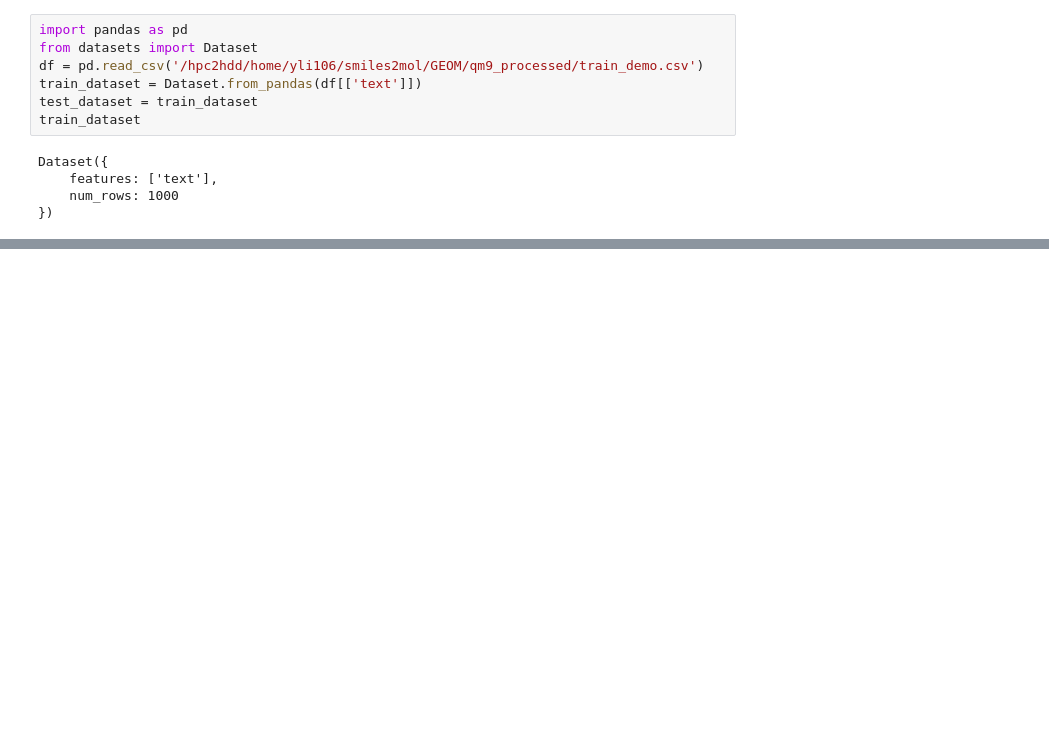
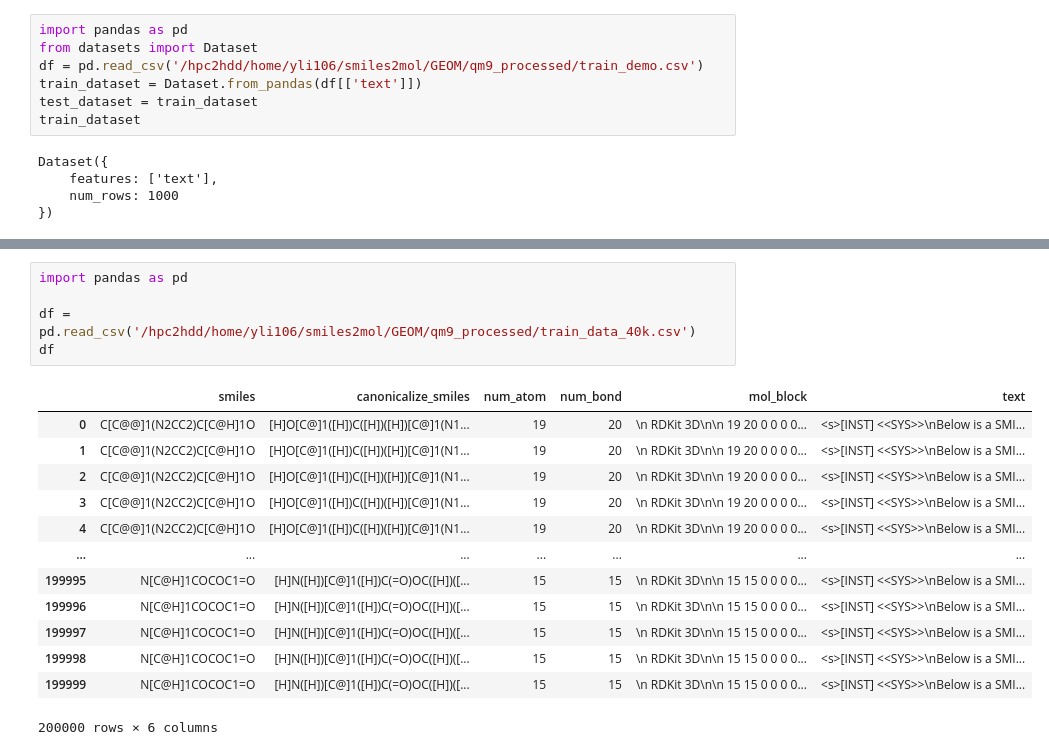
Before and after one commit to Lee612-1/smiles2mol, a Jupyter notebook: demo.ipynb, the cells around one changed output, grey strips where cells are left out. Drawn from its saved outputs; the diff is of its cells as text; blank space fills up the shorter version.

```diff
--- a/demo.ipynb
+++ b/demo.ipynb
@@ -155,0 +132,19 @@ ke(3)
+# %%
+import pandas as pd
+
+df = pd.read_csv('/hpc2hdd/home/yli106/smiles2mol/GEOM/qm9_processed/train_data_40k.csv')
+df
+# %% [output]
+|  | smiles | canonicalize_smiles | num_atom | num_bond | mol_block | text |
+| 0 | C[C@@]1(N2CC2)C[C@H]1O | [H]O[C@]1([H])C([H])([H])[C@]1(N1... | 19 | 20 | \n RDKit 3D\n\n 19 20 0 0 0 0... | <s>[INST] <<SYS>>\nBelow is a SMI... |
+| 1 | C[C@@]1(N2CC2)C[C@H]1O | [H]O[C@]1([H])C([H])([H])[C@]1(N1... | 19 | 20 | \n RDKit 3D\n\n 19 20 0 0 0 0... | <s>[INST] <<SYS>>\nBelow is a SMI... |
+| 2 | C[C@@]1(N2CC2)C[C@H]1O | [H]O[C@]1([H])C([H])([H])[C@]1(N1... | 19 | 20 | \n RDKit 3D\n\n 19 20 0 0 0 0... | <s>[INST] <<SYS>>\nBelow is a SMI... |
+| 3 | C[C@@]1(N2CC2)C[C@H]1O | [H]O[C@]1([H])C([H])([H])[C@]1(N1... | 19 | 20 | \n RDKit 3D\n\n 19 20 0 0 0 0... | <s>[INST] <<SYS>>\nBelow is a SMI... |
+| 4 | C[C@@]1(N2CC2)C[C@H]1O | [H]O[C@]1([H])C([H])([H])[C@]1(N1... | 19 | 20 | \n RDKit 3D\n\n 19 20 0 0 0 0... | <s>[INST] <<SYS>>\nBelow is a SMI... |
+| ... | ... | ... | ... | ... | ... | ... |
+| 199995 | N[C@H]1COCOC1=O | [H]N([H])[C@]1([H])C(=O)OC([H])([... | 15 | 15 | \n RDKit 3D\n\n 15 15 0 0 0 0... | <s>[INST] <<SYS>>\nBelow is a SMI... |
+| 199996 | N[C@H]1COCOC1=O | [H]N([H])[C@]1([H])C(=O)OC([H])([... | 15 | 15 | \n RDKit 3D\n\n 15 15 0 0 0 0... | <s>[INST] <<SYS>>\nBelow is a SMI... |
+| 199997 | N[C@H]1COCOC1=O | [H]N([H])[C@]1([H])C(=O)OC([H])([... | 15 | 15 | \n RDKit 3D\n\n 15 15 0 0 0 0... | <s>[INST] <<SYS>>\nBelow is a SMI... |
+| 199998 | N[C@H]1COCOC1=O | [H]N([H])[C@]1([H])C(=O)OC([H])([... | 15 | 15 | \n RDKit 3D\n\n 15 15 0 0 0 0... | <s>[INST] <<SYS>>\nBelow is a SMI... |
+| 199999 | N[C@H]1COCOC1=O | [H]N([H])[C@]1([H])C(=O)OC([H])([... | 15 | 15 | \n RDKit 3D\n\n 15 15 0 0 0 0... | <s>[INST] <<SYS>>\nBelow is a SMI... |
+200000 rows × 6 columns
```
Also changed, not shown: parts of 22 cells of this notebook, 9 other files.
